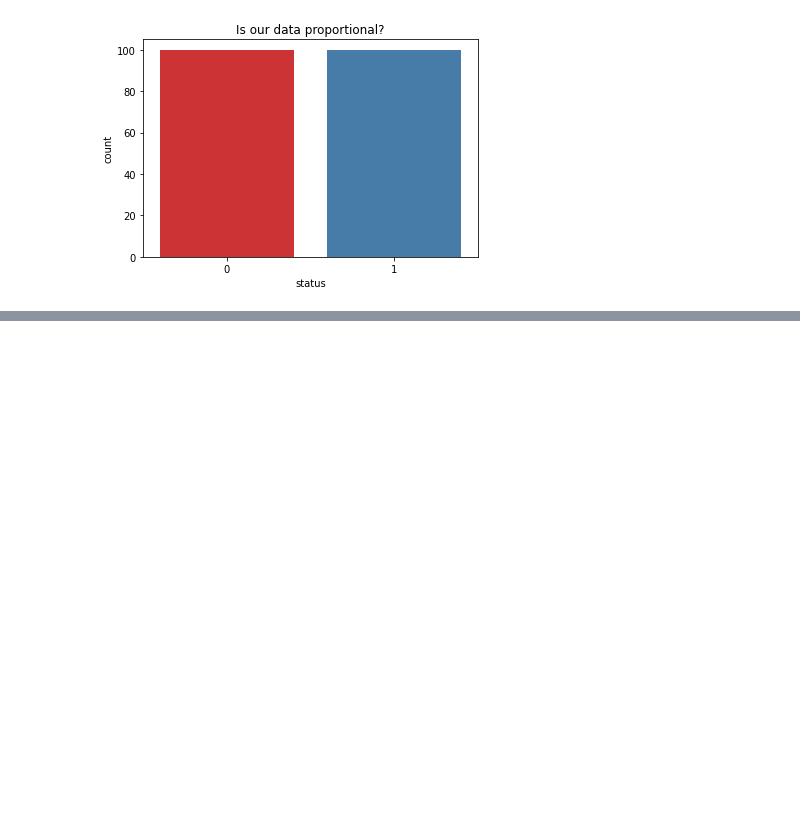
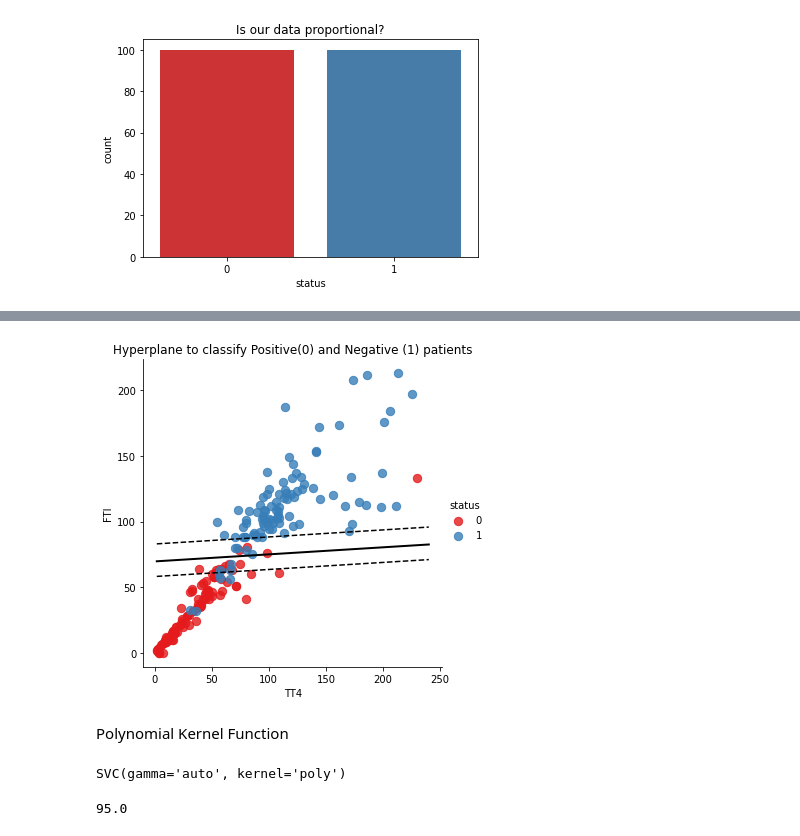
Before and after one commit to DaveChui/Machine-Learning-Algorithm-fro-Hyperthyroid-detection, a Jupyter notebook: Decision_Trees_and_SVM_Dave_Njoroge.ipynb, the cells around one changed output, grey strips where cells are left out. Drawn from its saved outputs; the diff is of its cells as text; code cells hidden in the pictures; blank space fills up the shorter version.

```diff
--- a/Decision_Trees_and_SVM_Dave_Njoroge.ipynb
+++ b/Decision_Trees_and_SVM_Dave_Njoroge.ipynb
@@ -695,0 +742,18 @@ from sklearn.model_selection import train_test_split
+# %%
+# We now plot the parallels of the separating hyperplane that passes through the support vectors
+b = mymodel.support_vectors_[0]
+yy_down = a * xx + (b[1] - a * b[0])
+b = mymodel.support_vectors_[-1]
+yy_up = a * xx + (b[1] - a * b[0])
+
+# Look at the margins and support vectors
+sns.lmplot('TT4', 'FTI', data=newdf, hue='status', palette='Set1', fit_reg=False, scatter_kws={"s": 70})
+plt.plot(xx, yy, linewidth=2, color='black')
+plt.plot(xx, yy_down, 'k--')
+plt.plot(xx, yy_up, 'k--')
+plt.title('Hyperplane to classify Positive(0) and Negative (1) patients')
+plt.scatter(mymodel.support_vectors_[:, 0], mymodel.support_vectors_[:, 1],s=80, facecolors='none');
+# %% [output]
+[figure, added]
+# %% [markdown]
+Polynomial Kernel Function
@@ -695,0 +767,16 @@ from sklearn.model_selection import train_test_split
+# %%
+#we will now use a different kernel while bulding our model
+
+mypoly = SVC(kernel='poly',degree=3,gamma='auto')
+# Training the model using the training set
+mypoly.fit(X_train, y_train)
+# %% [output]
+SVC(gamma='auto', kernel='poly')
+# %%
+#now predict on new data
+mypred = mypoly.predict(X_test)
+#get accuracy of Support vector Machine
+myacc = accuracy_score(y_test,mypred)
+myacc * 100
+# %% [output]
+95.0
```
Also changed, not shown: parts of 19 cells of this notebook.
